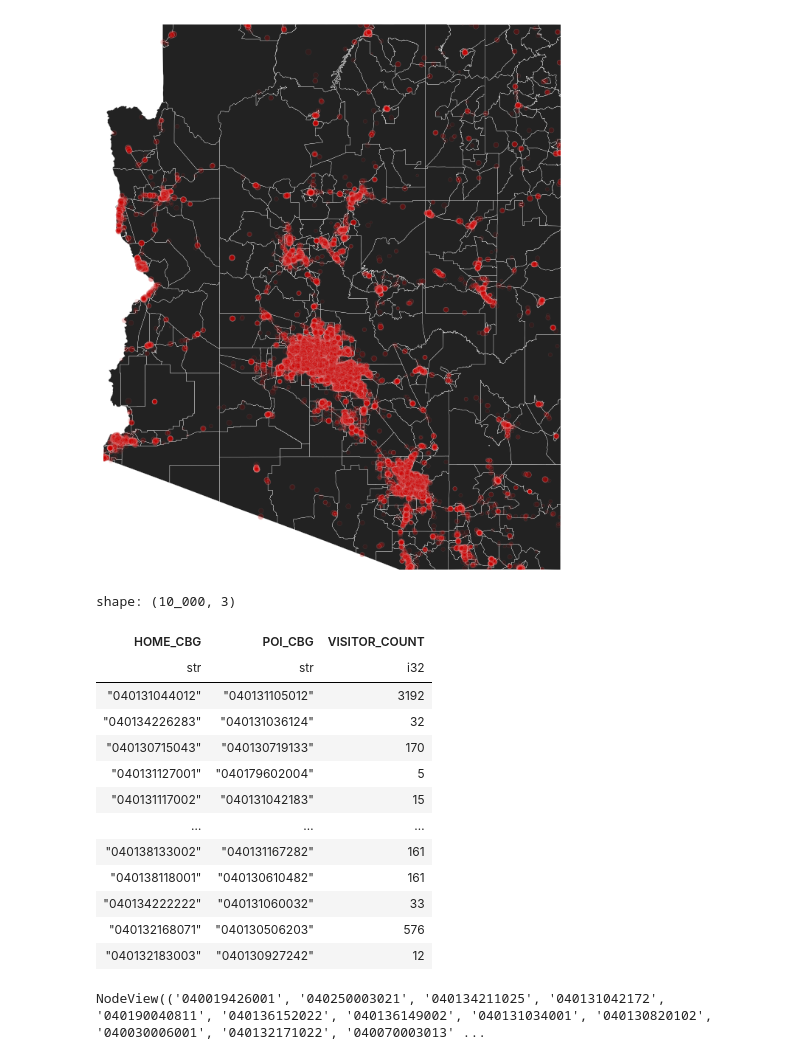
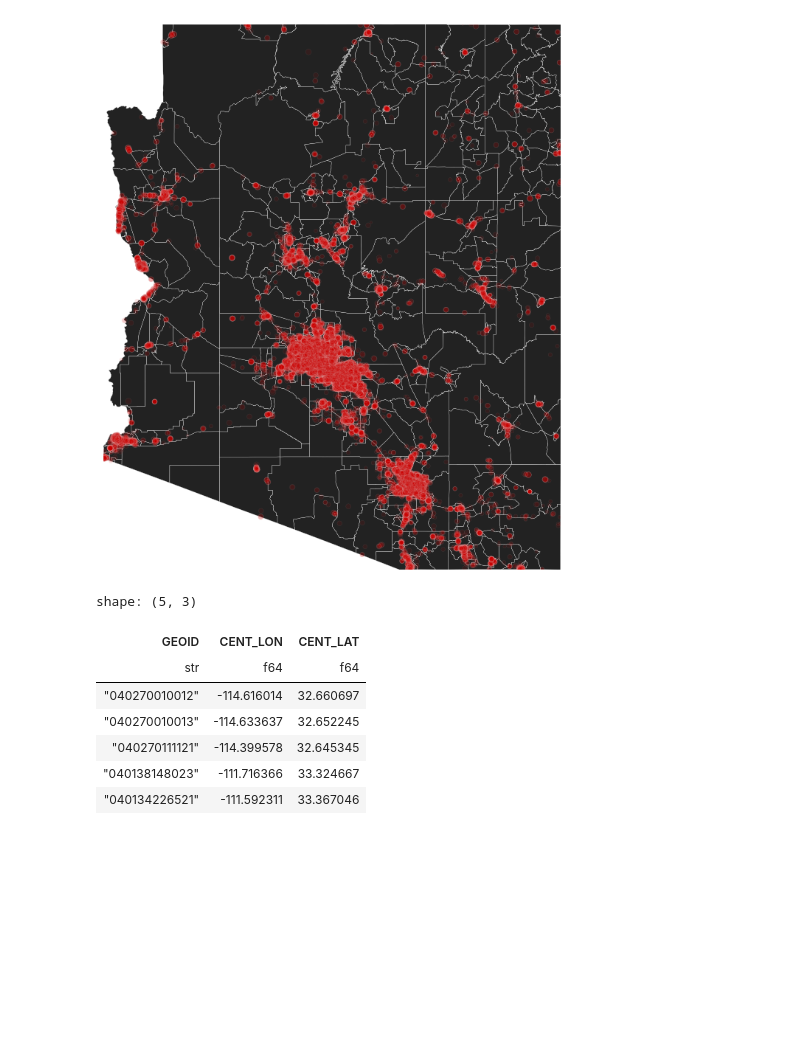
Before and after one commit to marcus-friis/weekly-patterns-plus-exploration, a Jupyter notebook: notebooks/duck-test.ipynb, the cells around one changed output. Saved outputs shown, nothing was run; the diff lists cells and outputs as text; code cells hidden in the pictures; blank space fills up the shorter version.

Commit message:
duckdb might be a saving grace !!!

```diff
--- a/notebooks/duck-test.ipynb
+++ b/notebooks/duck-test.ipynb
@@ -141,29 +141,38 @@ od_matrix = od.pivot(
     on="POI_CBG",
     values="VISITOR_COUNT"
 ).fill_null(0)
-# %%
-od.sample(10_000)
-# %% [output]
-shape: (10_000, 3)
-| HOME_CBG | POI_CBG | VISITOR_COUNT |
-| str | str | i32 |
-| "040131044012" | "040131105012" | 3192 |
-| "040134226283" | "040131036124" | 32 |
-| "040130715043" | "040130719133" | 170 |
-| "040131127001" | "040179602004" | 5 |
-| "040131117002" | "040131042183" | 15 |
-| … | … | … |
-| "040138133002" | "040131167282" | 161 |
-| "040138118001" | "040130610482" | 161 |
-| "040134222222" | "040131060032" | 33 |
-| "040132168071" | "040130506203" | 576 |
-| "040132183003" | "040130927242" | 12 |
+# %%
+cb = con.sql("SELECT GEOID, ST_X(ST_Centroid(geom)) AS CENT_LON, ST_Y(ST_Centroid(geom)) AS CENT_LAT FROM arizona_shp").pl()
+cb.head()
+# %% [output]
+shape: (5, 3)
+| GEOID | CENT_LON | CENT_LAT |
+| str | f64 | f64 |
+| "040270010012" | -114.616014 | 32.660697 |
+| "040270010013" | -114.633637 | 32.652245 |
+| "040270111121" | -114.399578 | 32.645345 |
+| "040138148023" | -111.716366 | 33.324667 |
+| "040134226521" | -111.592311 | 33.367046 |
 # %%
 G = nx.DiGraph()
 # Build (source, target, weight) tuples from the dataframe rows
 edges = list(od.sample(10_000).iter_rows())  # [(HOME_CBG, POI_CBG, VISITOR_COUNT), ...]
 G.add_weighted_edges_from(edges)
 # %%
-nx.number_of_no
+# 1. Build a lon/lat lookup dict from your centroid table
+coords = cb.to_pandas().set_index("GEOID")[["CENT_LON", "CENT_LAT"]]
+pos = {geoid: (row.CENT_LON, row.CENT_LAT) for geoid, row in coords.iterrows()}
+
+# 2. Only keep edges where BOTH endpoints have known coordinates
+#    (POI_CBG might include CBGs outside Arizona / outside your shapefile)
+edges_df = od#.sample(100_000)
+edges = [
+    (h, p, w) for h, p, w in edges_df.iter_rows()
+    if h in pos and p in pos
+]
+
+G = nx.DiGraph()
+G.add_weighted_edges_from(edges)
+
+# 3. Filter pos down to only nodes actually in G (nx.draw wants exact match)
+sub_pos = {n: pos[n] for n in G.nodes()}
-# %% [output]
-NodeView(('040019426001', '040250003021', '040134211025', '040131042172', '040190040811', '040136152022', '040136149002', '040131034001', '040130820102', '040030006001', '040132171022', '040070003013' ...
```
Also changed, not shown: parts of 1 cell of this notebook.
